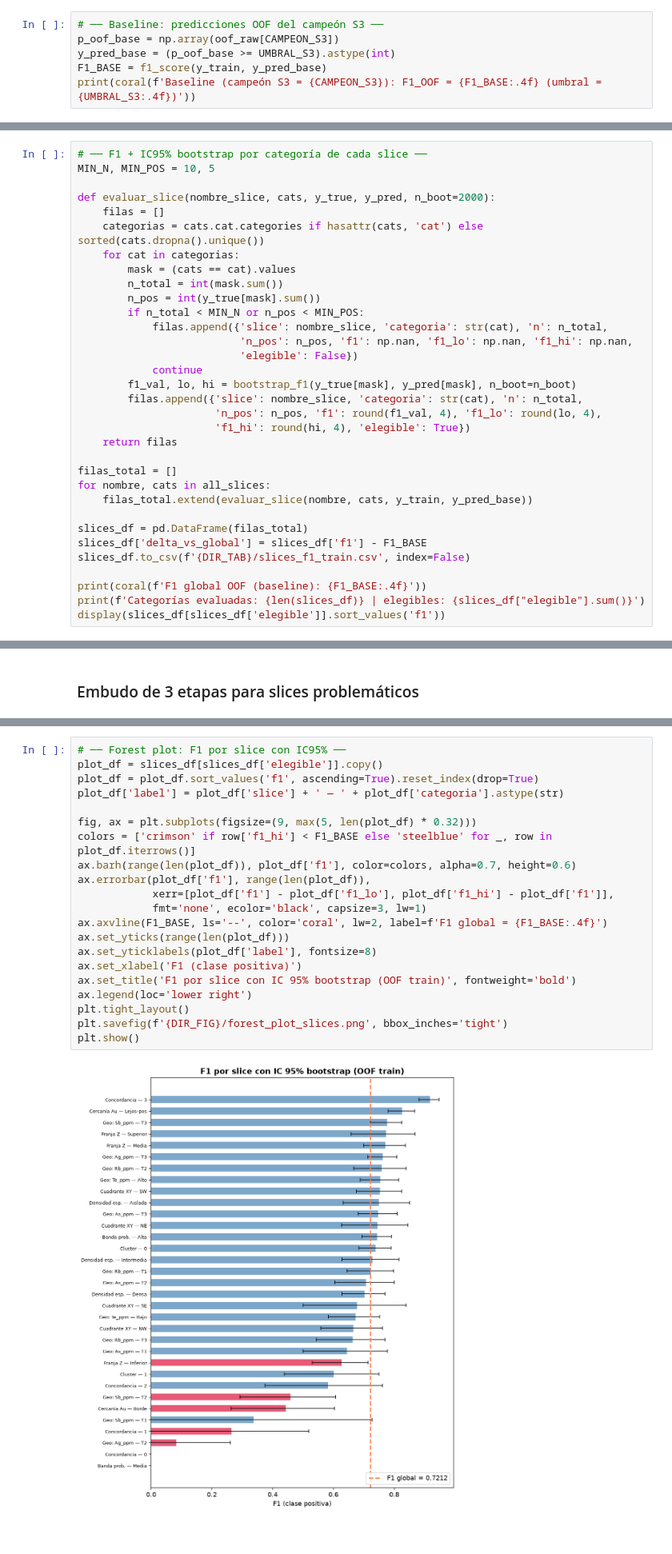
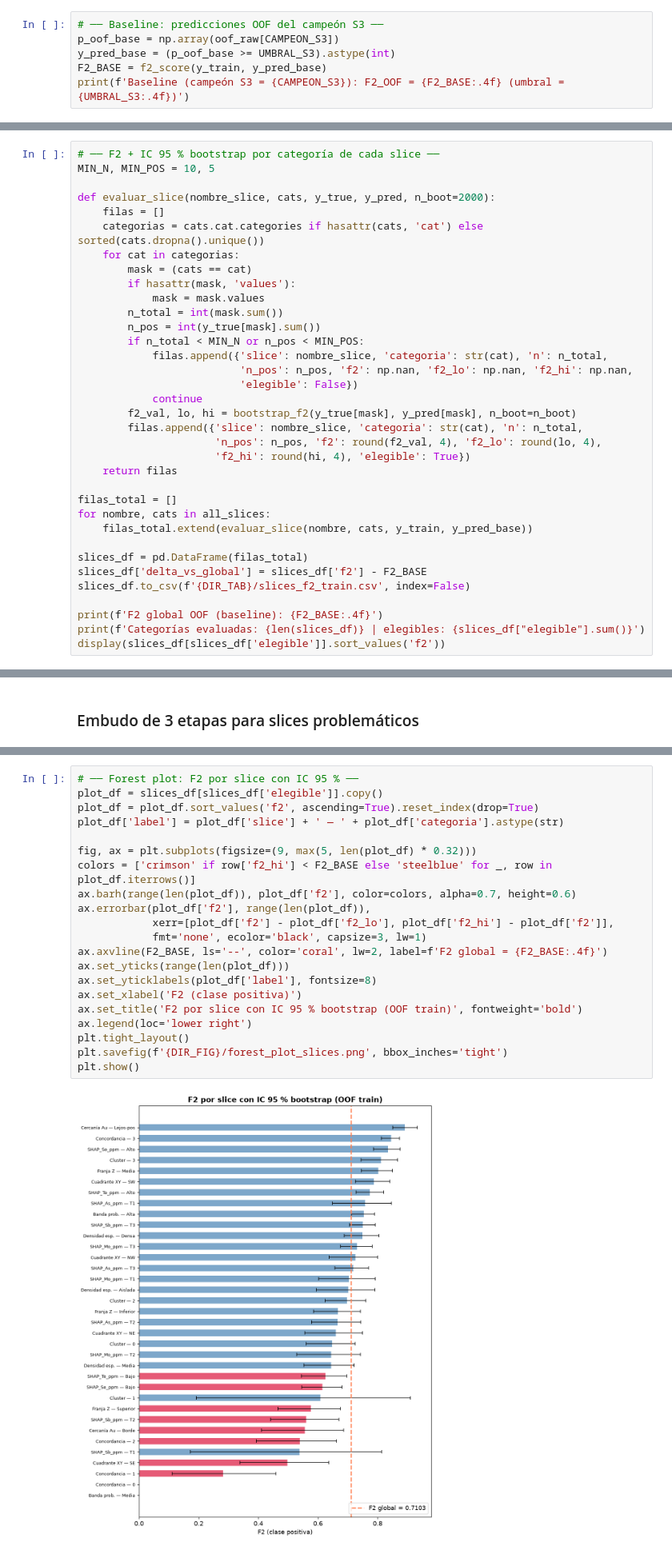
Before and after one commit to Fernando-Huaman/proyecto-zona-interes-Au, a Jupyter notebook: notebooks/sprint4.ipynb, the cells around one changed output, grey strips where cells are left out. Shown at 80% size. Drawn from its saved outputs; the diff is of its cells as text.

```diff
--- a/notebooks/sprint4.ipynb
+++ b/notebooks/sprint4.ipynb
@@ -278,6 +268,6 @@ El **baseline** del Sprint 4 es el campeón del Sprint 3 con sus probabilidades
 # ── Baseline: predicciones OOF del campeón S3 ──
 p_oof_base = np.array(oof_raw[CAMPEON_S3])
 y_pred_base = (p_oof_base >= UMBRAL_S3).astype(int)
-F1_BASE = f1_score(y_train, y_pred_base)
-print(coral(f'Baseline (campeón S3 = {CAMPEON_S3}): F1_OOF = {F1_BASE:.4f} (umbral = {UMBRAL_S3:.4f})'))
+F2_BASE = f2_score(y_train, y_pred_base)
+print(f'Baseline (campeón S3 = {CAMPEON_S3}): F2_OOF = {F2_BASE:.4f} (umbral = {UMBRAL_S3:.4f})')
 # %% [output]
@@ -385,23 +381,25 @@ Slices definidos: 12
 # %%
-# ── F1 + IC95% bootstrap por categoría de cada slice ──
+# ── F2 + IC 95 % bootstrap por categoría de cada slice ──
 MIN_N, MIN_POS = 10, 5
 
 def evaluar_slice(nombre_slice, cats, y_true, y_pred, n_boot=2000):
     filas = []
     categorias = cats.cat.categories if hasattr(cats, 'cat') else sorted(cats.dropna().unique())
     for cat in categorias:
-        mask = (cats == cat).values
+        mask = (cats == cat)
+        if hasattr(mask, 'values'):
+            mask = mask.values
         n_total = int(mask.sum())
         n_pos = int(y_true[mask].sum())
         if n_total < MIN_N or n_pos < MIN_POS:
             filas.append({'slice': nombre_slice, 'categoria': str(cat), 'n': n_total,
-                          'n_pos': n_pos, 'f1': np.nan, 'f1_lo': np.nan, 'f1_hi': np.nan,
+                          'n_pos': n_pos, 'f2': np.nan, 'f2_lo': np.nan, 'f2_hi': np.nan,
                           'elegible': False})
             continue
-        f1_val, lo, hi = bootstrap_f1(y_true[mask], y_pred[mask], n_boot=n_boot)
+        f2_val, lo, hi = bootstrap_f2(y_true[mask], y_pred[mask], n_boot=n_boot)
         filas.append({'slice': nombre_slice, 'categoria': str(cat), 'n': n_total,
-                      'n_pos': n_pos, 'f1': round(f1_val, 4), 'f1_lo': round(lo, 4),
-                      'f1_hi': round(hi, 4), 'elegible': True})
+                      'n_pos': n_pos, 'f2': round(f2_val, 4), 'f2_lo': round(lo, 4),
+                      'f2_hi': round(hi, 4), 'elegible': True})
     return filas
 
 filas_total = []
@@ -409,10 +407,10 @@ for nombre, cats in all_slices:
     filas_total.extend(evaluar_slice(nombre, cats, y_train, y_pred_base))
 
 slices_df = pd.DataFrame(filas_total)
-slices_df['delta_vs_global'] = slices_df['f1'] - F1_BASE
-slices_df.to_csv(f'{DIR_TAB}/slices_f1_train.csv', index=False)
+slices_df['delta_vs_global'] = slices_df['f2'] - F2_BASE
+slices_df.to_csv(f'{DIR_TAB}/slices_f2_train.csv', index=False)
 
-print(coral(f'F1 global OOF (baseline): {F1_BASE:.4f}'))
+print(f'F2 global OOF (baseline): {F2_BASE:.4f}')
 print(f'Categorías evaluadas: {len(slices_df)} | elegibles: {slices_df["elegible"].sum()}')
-display(slices_df[slices_df['elegible']].sort_values('f1'))
+display(slices_df[slices_df['elegible']].sort_values('f2'))
 # %% [output]
@@ -514,26 +511,26 @@ Slices problemáticos confirmados:
 # %%
-# ── Forest plot: F1 por slice con IC95% ──
+# ── Forest plot: F2 por slice con IC 95 % ──
 plot_df = slices_df[slices_df['elegible']].copy()
-plot_df = plot_df.sort_values('f1', ascending=True).reset_index(drop=True)
+plot_df = plot_df.sort_values('f2', ascending=True).reset_index(drop=True)
 plot_df['label'] = plot_df['slice'] + ' — ' + plot_df['categoria'].astype(str)
 
 fig, ax = plt.subplots(figsize=(9, max(5, len(plot_df) * 0.32)))
-colors = ['crimson' if row['f1_hi'] < F1_BASE else 'steelblue' for _, row in plot_df.iterrows()]
-ax.barh(range(len(plot_df)), plot_df['f1'], color=colors, alpha=0.7, height=0.6)
-ax.errorbar(plot_df['f1'], range(len(plot_df)),
-            xerr=[plot_df['f1'] - plot_df['f1_lo'], plot_df['f1_hi'] - plot_df['f1']],
+colors = ['crimson' if row['f2_hi'] < F2_BASE else 'steelblue' for _, row in plot_df.iterrows()]
+ax.barh(range(len(plot_df)), plot_df['f2'], color=colors, alpha=0.7, height=0.6)
+ax.errorbar(plot_df['f2'], range(len(plot_df)),
+            xerr=[plot_df['f2'] - plot_df['f2_lo'], plot_df['f2_hi'] - plot_df['f2']],
             fmt='none', ecolor='black', capsize=3, lw=1)
-ax.axvline(F1_BASE, ls='--', color='coral', lw=2, label=f'F1 global = {F1_BASE:.4f}')
+ax.axvline(F2_BASE, ls='--', color='coral', lw=2, label=f'F2 global = {F2_BASE:.4f}')
 ax.set_yticks(range(len(plot_df)))
 ax.set_yticklabels(plot_df['label'], fontsize=8)
-ax.set_xlabel('F1 (clase positiva)')
-ax.set_title('F1 por slice con IC 95% bootstrap (OOF train)', fontweight='bold')
+ax.set_xlabel('F2 (clase positiva)')
+ax.set_title('F2 por slice con IC 95 % bootstrap (OOF train)', fontweight='bold')
 ax.legend(loc='lower right')
 plt.tight_layout()
 plt.savefig(f'{DIR_FIG}/forest_plot_slices.png', bbox_inches='tight')
 plt.show()
 # %% [output]
-[figure, old version]
+[figure, new version]
 # %% [markdown]
 ## Fase A - Estrategia de mitigación candidatas
 # %% [markdown]
```
Also changed, not shown: parts of 34 cells of this notebook, 22 other files.
